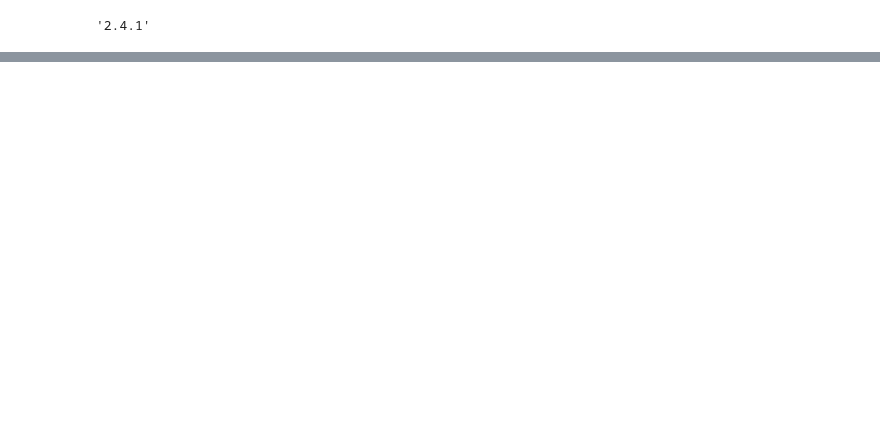
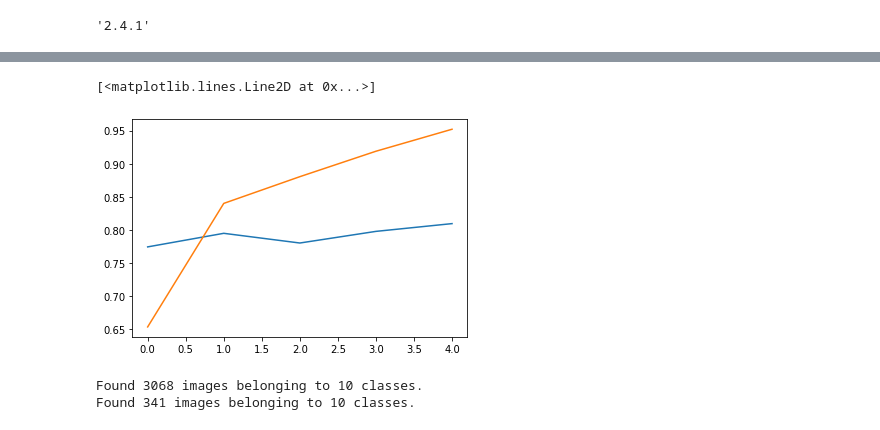
Before and after one commit to yogeshtak/Machine_Learning, a Jupyter notebook: deep_learning_clothing_dataset/deep_learning_clothing.ipynb, the cells around one changed output, grey strips where cells are left out. Drawn from its saved outputs; the diff is of its cells as text; code cells hidden in the pictures; blank space fills up the shorter version.

```diff
--- a/deep_learning_clothing_dataset/deep_learning_clothing.ipynb
+++ b/deep_learning_clothing_dataset/deep_learning_clothing.ipynb
@@ -14,0 +99,26 @@ tf.__version__
+# %%
+base_model = Xception(
+    weights = 'imagenet',
+    input_shape = (299,299,3),
+    include_top = False
+)
+
+base_model.trainable = False
+# %%
+inputs = keras.Input(shape=(299,299,3))
+
+base = base_model(inputs, training= False)
+vector = keras.layers.GlobalAveragePooling2D()(base)
+outputs = keras.layers.Dense(10)(vector) # because we have 10 classes
+
+model = keras.Model(inputs, outputs)
+# %%
+lr = 0.01     #learning rate
+
+model.compile(
+    optimizer = keras.optimizers.Adam(lr),
+    loss = keras.losses.CategoricalCrossentropy(from_logits=True),
+    metrics = ['accuracy']
+)
+# %%
+history = model.fit(train_ds, epochs=5, validation_data= val_ds)
@@ -14,0 +136,31 @@ tf.__version__
+# %%
+plt.figure(figsize=(6,4))
+
+plt.plot(history.epoch, history.history['val_accuracy'])
+plt.plot(history.epoch, history.history['accuracy'])
+# %% [output]
+[<matplotlib.lines.Line2D at 0x...>]
+[figure, added]
+# %%
+train_gen = ImageDataGenerator(
+    preprocessing_function = preprocess_input,
+    rotation_range = 10,
+    zoom_range = 0.1,
+    horizontal_flip = True,
+)
+
+
+train_ds = train_gen.flow_from_directory('/content/drive/MyDrive/DATASETS/clothing-dataset-small-master/train/',
+                                         seed = 1,
+                                         target_size = (299,299),
+                                         batch_size=32)
+
+val_gen = ImageDataGenerator(preprocessing_function=preprocess_input)
+
+val_ds = train_gen.flow_from_directory('/content/drive/MyDrive/DATASETS/clothing-dataset-small-master/validation/',
+                                         seed = 1,
+                                         target_size = (299,299),
+                                         batch_size=32)
+# %% [output]
+Found 3068 images belonging to 10 classes.
+Found 341 images belonging to 10 classes.
```
Also changed, not shown: parts of 19 cells of this notebook.
